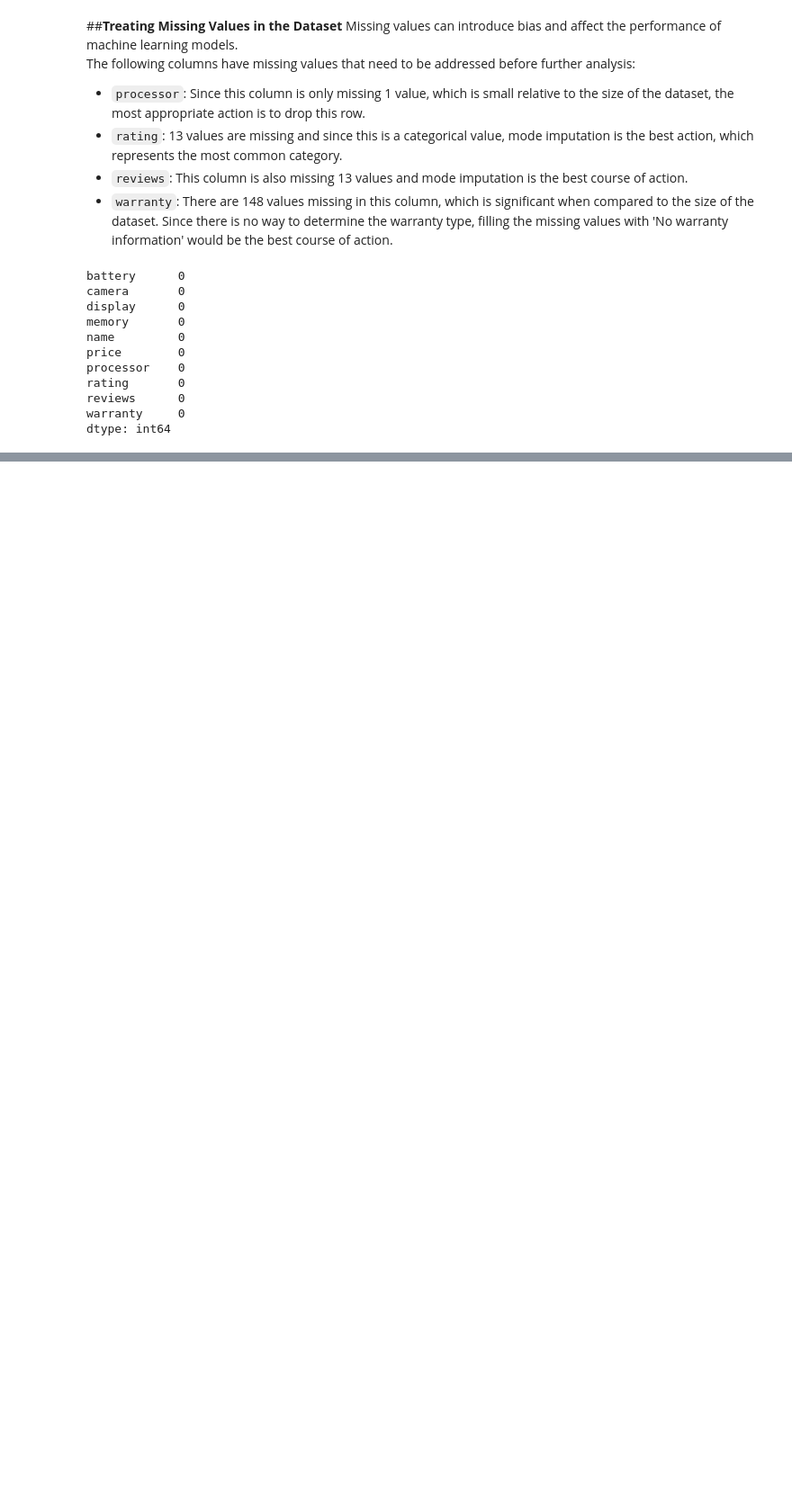
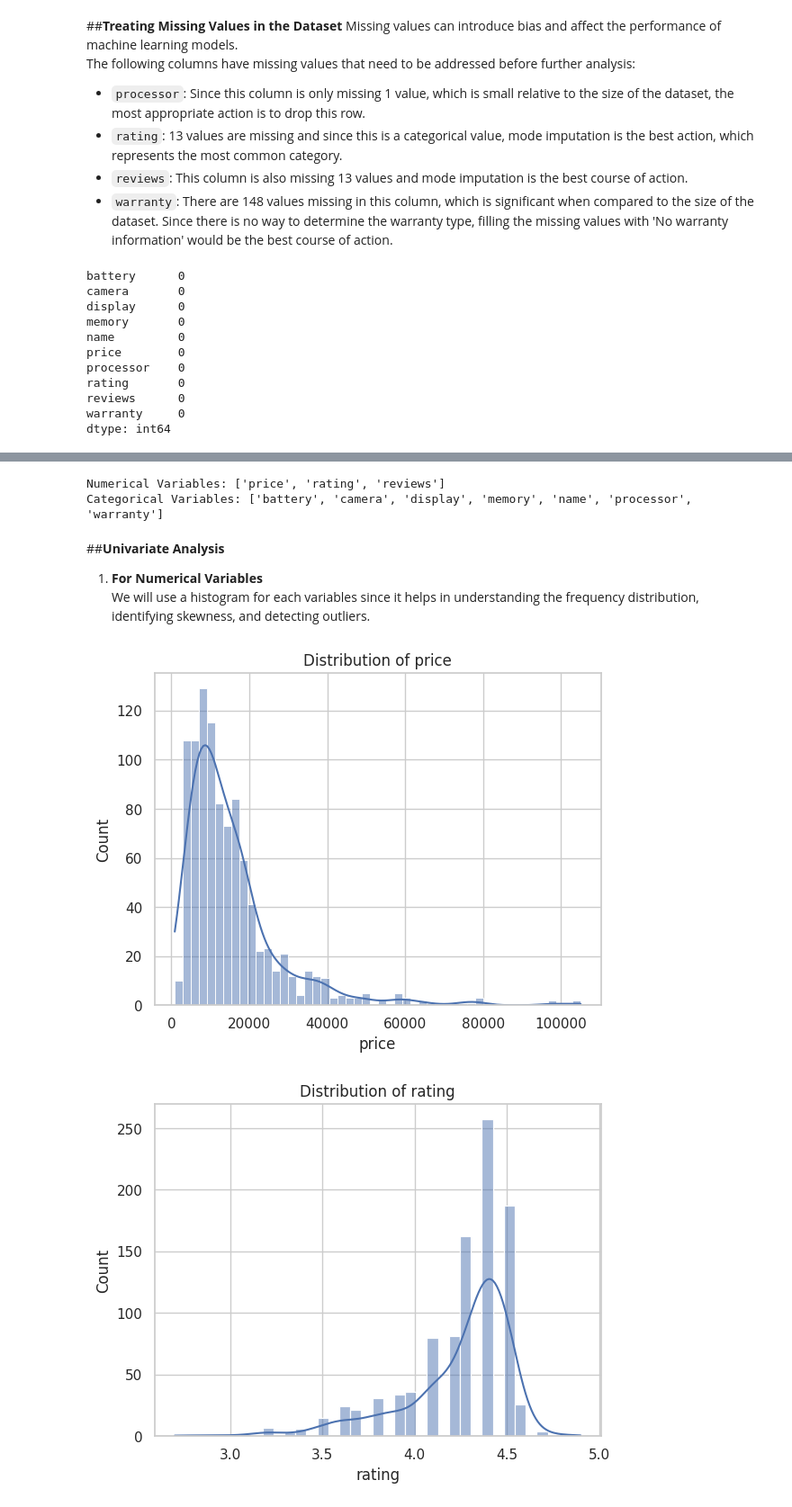
Before and after one commit to StacyChebet/Android-Devices, a Jupyter notebook: AndroidDevices_EDA_Practice.ipynb, the cells around one changed output, grey strips where cells are left out. Shown at 90% size. Cells and saved outputs as stored; diff of their text form; code cells hidden in the pictures; blank space fills up the shorter version.

Commit message:
Converted the reviews column to a numerical variable and conducted univariate analysis of numerical variables.

```diff
--- a/AndroidDevices_EDA_Practice.ipynb
+++ b/AndroidDevices_EDA_Practice.ipynb
@@ -202,0 +205,5 @@ dtype: int64
+# %%
+# Remove the word "Reviews" and convert to numerical values
+df["reviews"] = df["reviews"].str.replace(" Reviews", "", regex=False).str.replace(",", "").astype(int)
+
+print(df.dtypes)
@@ -202,0 +222,23 @@ dtype: int64
+# %%
+#Identifying numerical and categorical variables
+numerical_vars = df.select_dtypes(include=['number']).columns.tolist()
+categorical_vars = df.select_dtypes(include=['object', 'category']).columns.tolist()
+
+print("Numerical Variables:", numerical_vars)
+print("Categorical Variables:", categorical_vars)
+# %% [output]
+Numerical Variables: ['price', 'rating', 'reviews']
+Categorical Variables: ['battery', 'camera', 'display', 'memory', 'name', 'processor', 'warranty']
+# %% [markdown]
+##**Univariate Analysis**
+1. **For Numerical Variables** <br>
+We will use a histogram for each variables since it helps in understanding the frequency distribution, identifying skewness, and detecting outliers.
+# %%
+#Univariate analysis for numerical variables using histograms
+for var in numerical_vars:
+  sns.histplot(df[var].dropna(), kde=True)
+  plt.title(f'Distribution of {var}')
+  plt.show()
+# %% [output]
+[figure, added]
+[figure, added]
```
Also changed, not shown: parts of 4 cells of this notebook.
